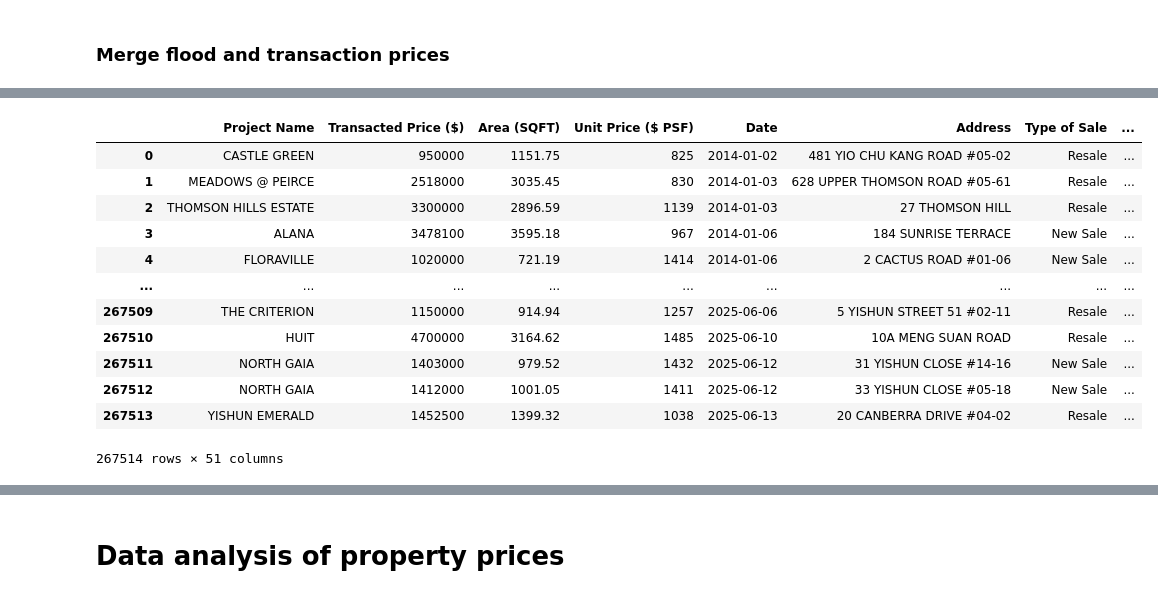
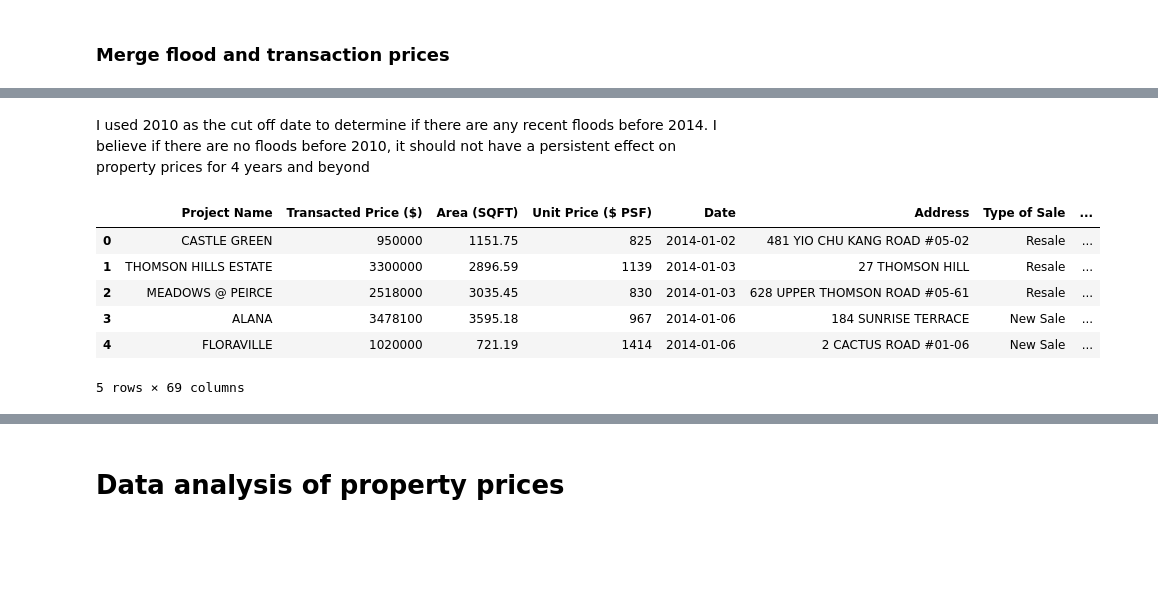
Before and after one commit to pakhuiying/property_prices_flood, a Jupyter notebook: property_prices_analysis.ipynb, the cells around one changed output, grey strips where cells are left out. Saved outputs shown, nothing was run; the diff lists cells and outputs as text; code cells hidden in the pictures; blank space fills up the shorter version.

```diff
--- a/property_prices_analysis.ipynb
+++ b/property_prices_analysis.ipynb
@@ -547,0 +704,6 @@ Index(['Project Name', 'Transacted Price ($)', 'Area (SQFT)',
+# %%
+parks_df = gpd.read_file(r"C:\Users\hypak\OneDrive - Singapore Management University\Documents - Heat Risk Index Development\Data\Parks\NParksParksandNatureReserves.geojson")
+parks_df.plot()
+parks_400m_buffer = parks_df.copy()
+parks_400m_buffer['geometry'] = serviceArea.add_buffer(parks_df,buffer_dist=400, crs="EPSG:4326",plot=False)
+parks_400m_buffer.plot(ec='k',fc="None")
@@ -547,0 +716,5 @@ Index(['Project Name', 'Transacted Price ($)', 'Area (SQFT)',
+# %%
+parks_buffer_union = parks_400m_buffer.union_all()
+# parks_buffer_union.contains(residential_transaction_df.loc[0,"geometry"])
+residential_transaction_df['Is parks within 400m'] = residential_transaction_df['geometry'].apply(lambda x: parks_buffer_union.contains(x))
+print(residential_transaction_df.columns)
@@ -580,5 +772,0 @@ Number of columns: 33
-# %%
-x = residential_transaction_df[~residential_transaction_df['Floor Level'].astype(str).str.isnumeric()]
-x[~x['Floor Level'].isna()][['Floor Level']]
-residential_transaction_df[residential_transaction_df['Floor Level'].isna()][['Property Type','Floor Level']]
-residential_transaction_df[residential_transaction_df['Floor Level']<0].head()
@@ -654,7 +834,7 @@ residential_transaction_df[residential_transaction_df['Floor Level']<0].head()
 # %% [markdown]
 ### Merge flood and transaction prices
 # %%
-flood_residential_transaction = residential_transaction_df.merge(flood_df,on=['PLN_AREA_N','REGION_N','Date'], how="left",suffixes=['','_flood'])
+flood_residential_transaction = residential_transaction_df.merge(flood_df,on=['PLN_AREA_N','REGION_N','Date'], how="left",suffixes=['','_flood']).sort_values(by='Date', ascending=True)
 print(f"Column names: {flood_residential_transaction.columns}")
 # check whether any flood occured in the same planning area
 # identify the most recent local flood date before the sale
@@ -707,35 +926,43 @@ array(['ANG MO KIO', 'BUKIT BATOK', 'BISHAN', 'CLEMENTI', 'BUKIT PANJANG',
+# %% [markdown]
+I used 2010 as the cut off date to determine if there are any recent floods before 2014. I believe if there are no floods before 2010, it should not have a persistent effect on property prices for 4 years and beyond
 # %%
-def compute_weeks_since_flood(transaction_df, last_flood_date):
+def compute_weeks_since_flood(transaction_df, last_flooded_date_planningArea):
     """
     Args:
         transaction_df (pd.DataFrame): DataFrame containing residential transactions with flood information
         last_flood_date (str): last flood date in the format %Y_%m-%d before 2014 used to fill the first few NA entries of last flood date
     Returns:
         pd.DataFrame: DataFrame with an additional column 'weeks_since_flood' indicating the number of weeks since the most recent flood before the sale date
     """
     df = transaction_df.copy()
+    # print(df.columns)
     df['Date_flood'] = pd.to_datetime(df['time'], format='%Y-%m-%d', errors='coerce')
     # fill flood dates down to reflect the last flooded date before the sale date
     df['Date_flood'] = df['Date_flood'].ffill()
+    try:
+        # last flood date
+        last_flood_date = last_flooded_date_planningArea[df['PLN_AREA_N'].values[0]]
+    except:
+        # if there are no recent flood, it will not have any data in last_flooded_date_planningArea
+        last_flood_date = np.nan
     # for the first few NA entries, assume no flood before sale date # TODO: check when was the last flooded date before 2014
     df['Date_flood'] = df['Date_flood'].fillna(pd.to_datetime(last_flood_date, format='%Y-%m-%d', errors='coerce'))
     # compute weeks since flood
     df['weeks_since_flood'] = (df['Date'] - df['Date_flood'])/np.timedelta64(1,'W')
+
     return df
-compute_weeks_since_flood(flood_transaction_plnArea['YISHUN'],'2013-01-01')
+# no recent flood from 2010 to 2014.
+compute_weeks_since_flood(flood_transaction_plnArea['YISHUN'],last_flooded_date_planningArea)
+# recent flood before 2014
+compute_weeks_since_flood(flood_transaction_plnArea['KALLANG'],last_flooded_date_planningArea)
 
-flood_residential_transaction.groupby('PLN_AREA_N').apply(lambda x: compute_weeks_since_flood(x,'2013-01-01')).reset_index(drop=True)
+flood_residential_transaction = flood_residential_transaction.groupby('PLN_AREA_N').apply(lambda x: compute_weeks_since_flood(x,last_flooded_date_planningArea)).reset_index(drop=True)
+flood_residential_transaction.head()
 # %% [output]
 |  | Project Name | Transacted Price ($) | Area (SQFT) | Unit Price ($ PSF) | Date | Address | Type of Sale | ... |
 | 0 | CASTLE GREEN | 950000 | 1151.75 | 825 | 2014-01-02 | 481 YIO CHU KANG ROAD #05-02 | Resale | ... |
-| 1 | MEADOWS @ PEIRCE | 2518000 | 3035.45 | 830 | 2014-01-03 | 628 UPPER THOMSON ROAD #05-61 | Resale | ... |
-| 2 | THOMSON HILLS ESTATE | 3300000 | 2896.59 | 1139 | 2014-01-03 | 27 THOMSON HILL | Resale | ... |
+| 1 | THOMSON HILLS ESTATE | 3300000 | 2896.59 | 1139 | 2014-01-03 | 27 THOMSON HILL | Resale | ... |
+| 2 | MEADOWS @ PEIRCE | 2518000 | 3035.45 | 830 | 2014-01-03 | 628 UPPER THOMSON ROAD #05-61 | Resale | ... |
 | 3 | ALANA | 3478100 | 3595.18 | 967 | 2014-01-06 | 184 SUNRISE TERRACE | New Sale | ... |
 | 4 | FLORAVILLE | 1020000 | 721.19 | 1414 | 2014-01-06 | 2 CACTUS ROAD #01-06 | New Sale | ... |
-| ... | ... | ... | ... | ... | ... | ... | ... | ... |
-| 267509 | THE CRITERION | 1150000 | 914.94 | 1257 | 2025-06-06 | 5 YISHUN STREET 51 #02-11 | Resale | ... |
-| 267510 | HUIT | 4700000 | 3164.62 | 1485 | 2025-06-10 | 10A MENG SUAN ROAD | Resale | ... |
-| 267511 | NORTH GAIA | 1403000 | 979.52 | 1432 | 2025-06-12 | 31 YISHUN CLOSE #14-16 | New Sale | ... |
-| 267512 | NORTH GAIA | 1412000 | 1001.05 | 1411 | 2025-06-12 | 33 YISHUN CLOSE #05-18 | New Sale | ... |
-| 267513 | YISHUN EMERALD | 1452500 | 1399.32 | 1038 | 2025-06-13 | 20 CANBERRA DRIVE #04-02 | Resale | ... |
-267514 rows × 51 columns
+5 rows × 69 columns
```
Also changed, not shown: parts of 48 cells of this notebook.
